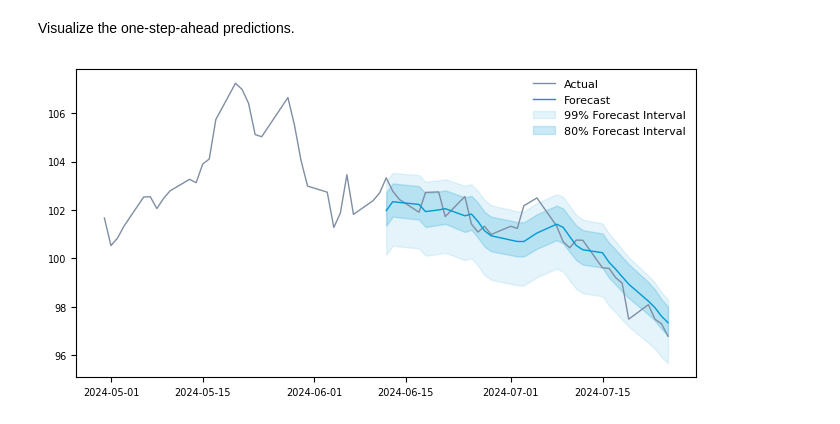
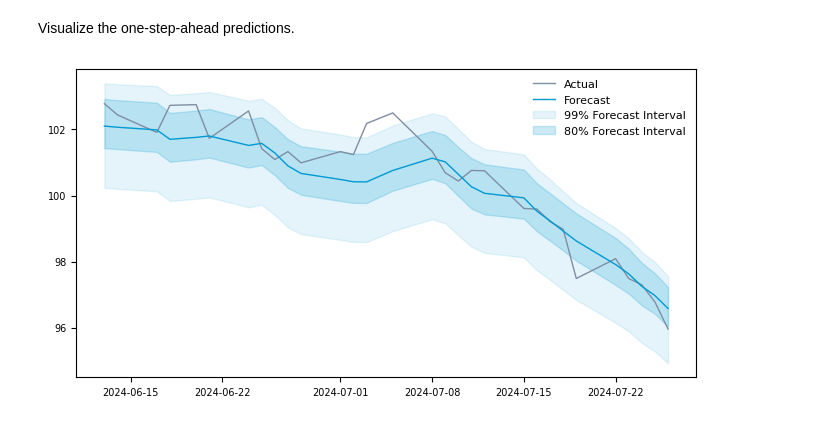
Before and after one commit to fg-research/blog, a Jupyter notebook: commodity-forecasting-forgan/commodity-forecasting-forgan.ipynb, the cells around one changed output. Cells and saved outputs as stored; diff of their text form; code cells hidden in the pictures.

```diff
--- a/commodity-forecasting-forgan/commodity-forecasting-forgan.ipynb
+++ b/commodity-forecasting-forgan/commodity-forecasting-forgan.ipynb
@@ -253,7 +253,7 @@ test_size = 30
 # %% [markdown]
 Download the ticker time series from Yahoo! Finance.
 # %%
-dataset = yf.download(ticker, start="2022-07-27", end="2024-07-26")
+dataset = yf.download(ticker, start="2022-07-28", end="2024-07-27")
 dataset = dataset[["Close"]].rename(columns={"Close": ticker})
 # %% [output]
 [*********************100%%**********************]  1 of 1 completed
@@ -369,13 +369,13 @@ metrics
 Visualize the one-step-ahead predictions.
 # %%
 plt.subplots(figsize=(8, 4))
-plt.plot(dataset.index[- 2 * test_size:], dataset.values[- 2 * test_size:], lw=1, color="#7f8ea3", label="Actual")
+plt.plot(predictions.index, predictions["actual"], lw=1, color="#7f8ea3", label="Actual")
 plt.plot(predictions.index, predictions["median"], lw=1, color="#009ad3", label="Forecast")
 plt.fill_between(predictions.index, predictions["q005"], predictions["q995"], color="#009ad3", alpha=0.1, label="99% Forecast Interval")
 plt.fill_between(predictions.index, predictions["q10"], predictions["q90"], color="#009ad3", alpha=0.2, label="80% Forecast Interval")
 plt.xticks(fontsize=7)
 plt.yticks(fontsize=7)
 plt.legend(frameon=False, fontsize=8)
 plt.show()
 # %% [output]
-[figure, old version]
+[figure, new version]
```
Also changed, not shown: parts of 7 cells of this notebook.
